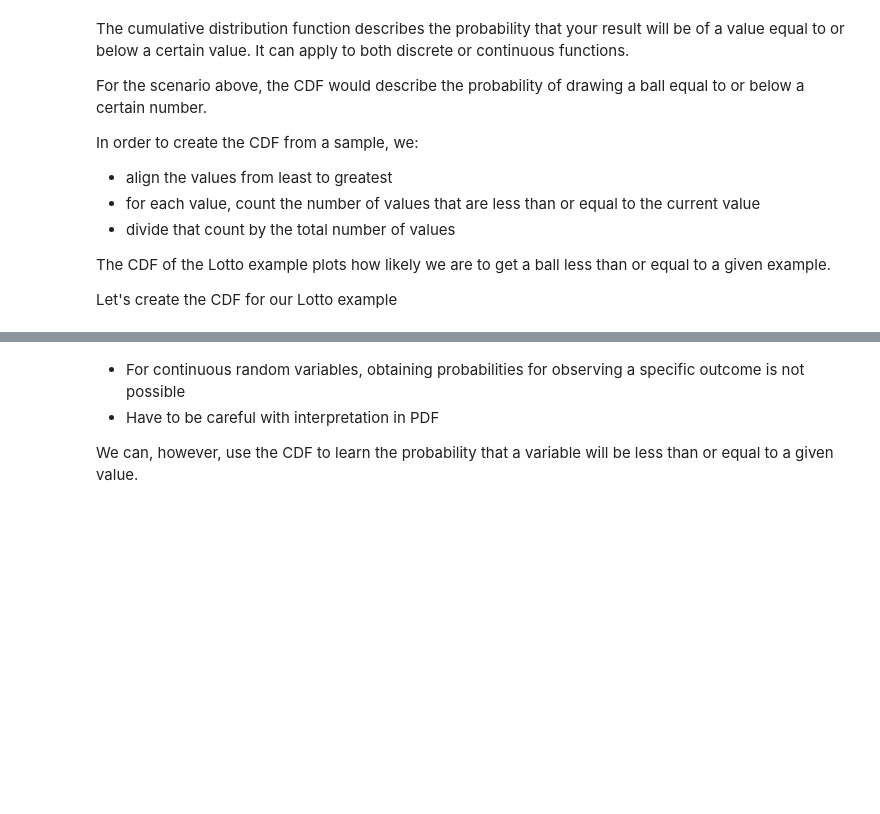
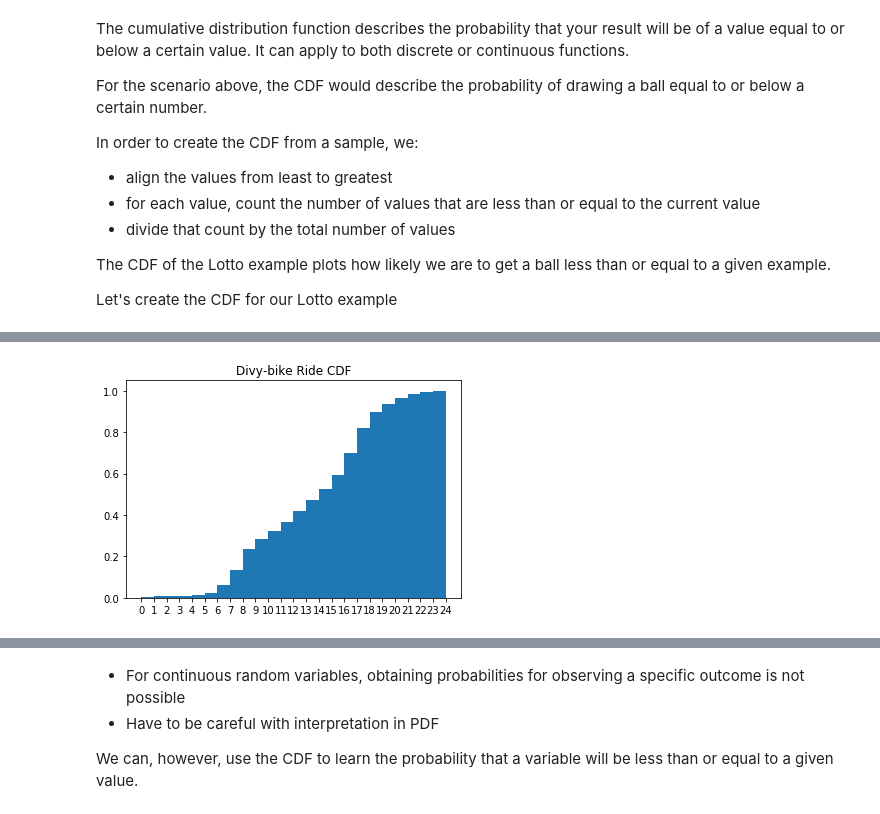
Before and after one commit to Caellwyn/distributions_ds-west-082420, a Jupyter notebook: index.ipynb, the cells around one changed output, grey strips where cells are left out. Saved outputs shown, nothing was run; the diff lists cells and outputs as text; code cells hidden in the pictures; blank space fills up the shorter version.

```diff
--- a/index.ipynb
+++ b/index.ipynb
@@ -392,0 +411,19 @@ for i in range(0,12):
+# %%
+
+rides_per_hr = divy_trips.groupby('hour').count()['ride_id']
+
+rides_per_hr_cs = rides_per_hour.cumsum()
+
+rides_per_hr_cdf = [hour_count/rides_per_hr_cs[23] for hour_count in rides_per_hr_cs]
+
+fig, ax = plt.subplots()
+ax.bar(rides_per_hr_cs.index, rides_per_hr_cdf, width=1)
+
+x_tick_values = list(range(0,25))
+x_tick_pos = [tick-.5 for tick in x_tick_values]
+
+ax.set_xticks(x_tick_pos)
+ax.set_xticklabels(x_tick_values)
+ax.set_title('Divy-bike Ride CDF');
+# %% [output]
+[figure, added]
```
Also changed, not shown: parts of 13 cells of this notebook, 13 other files.
